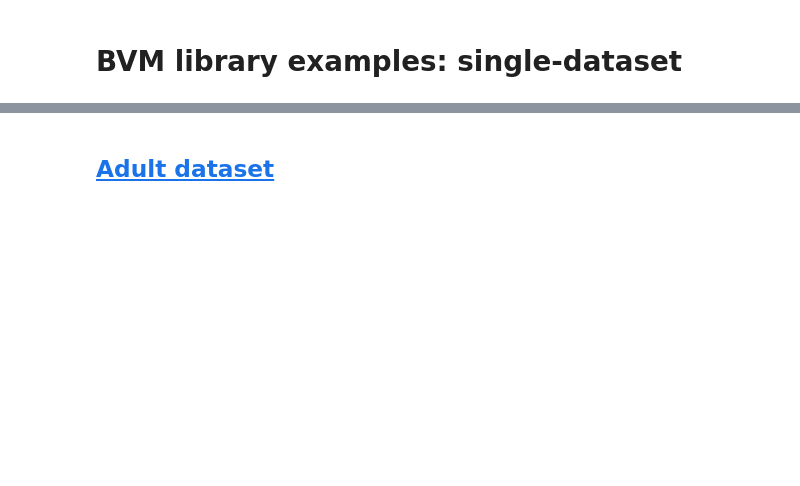
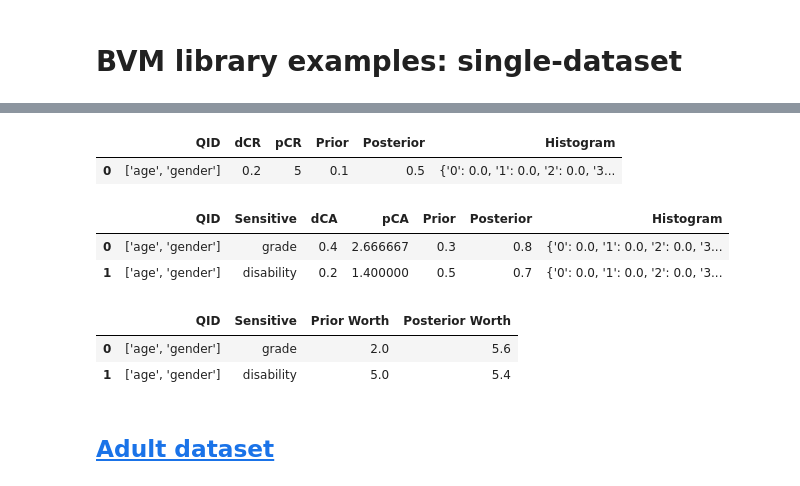
Before and after one commit to nunesgh/bvm-library, a Jupyter notebook: examples/single-dataset.ipynb, the cells around one changed output, grey strips where cells are left out. Cells and saved outputs as stored; diff of their text form; code cells hidden in the pictures; blank space fills up the shorter version.

```diff
--- a/examples/single-dataset.ipynb
+++ b/examples/single-dataset.ipynb
@@ -5,0 +28,4 @@ from bvmlib.bvm import BVM
+# %%
+T0 = BVM(df0)
+T0.qids(['age', 'gender'])
+T0.sensitive(['grade', 'disability'])
@@ -6,3 +35,19 @@ from bvmlib.bvm import BVM
+# %%
+T0_results = T0.assess()
+# %%
+with pandas.option_context('display.max_rows', None, 'display.max_columns', None):
+    display(T0_results['re_id'])
+    display(T0_results['att_inf'])
+    display(T0_results['information_worth'])
+# %% [output]
+|  | QID | dCR | pCR | Prior | Posterior | Histogram |
+| 0 | ['age', 'gender'] | 0.2 | 5 | 0.1 | 0.5 | {'0': 0.0, '1': 0.0, '2': 0.0, '3... |
+|  | QID | Sensitive | dCA | pCA | Prior | Posterior | Histogram |
+| 0 | ['age', 'gender'] | grade | 0.4 | 2.666667 | 0.3 | 0.8 | {'0': 0.0, '1': 0.0, '2': 0.0, '3... |
+| 1 | ['age', 'gender'] | disability | 0.2 | 1.400000 | 0.5 | 0.7 | {'0': 0.0, '1': 0.0, '2': 0.0, '3... |
+|  | QID | Sensitive | Prior Worth | Posterior Worth |
+| 0 | ['age', 'gender'] | grade | 2.0 | 5.6 |
+| 1 | ['age', 'gender'] | disability | 5.0 | 5.4 |
 # %% [markdown]
 ## [Adult dataset](https://archive.ics.uci.edu/ml/datasets/Adult)
 # %%
```
Also changed, not shown: parts of 10 cells of this notebook, 4 other files.
